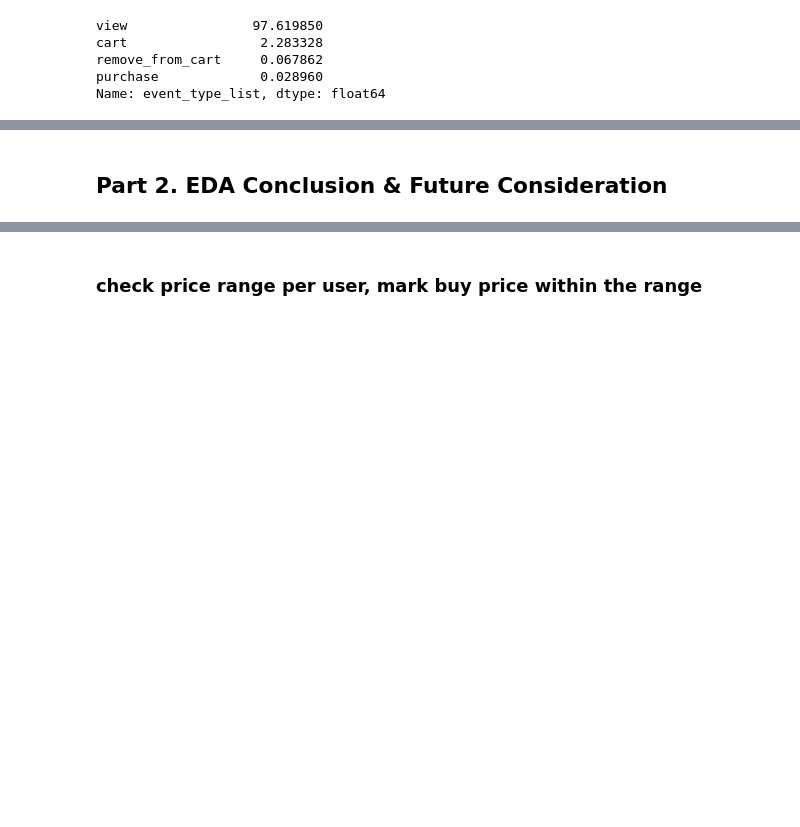
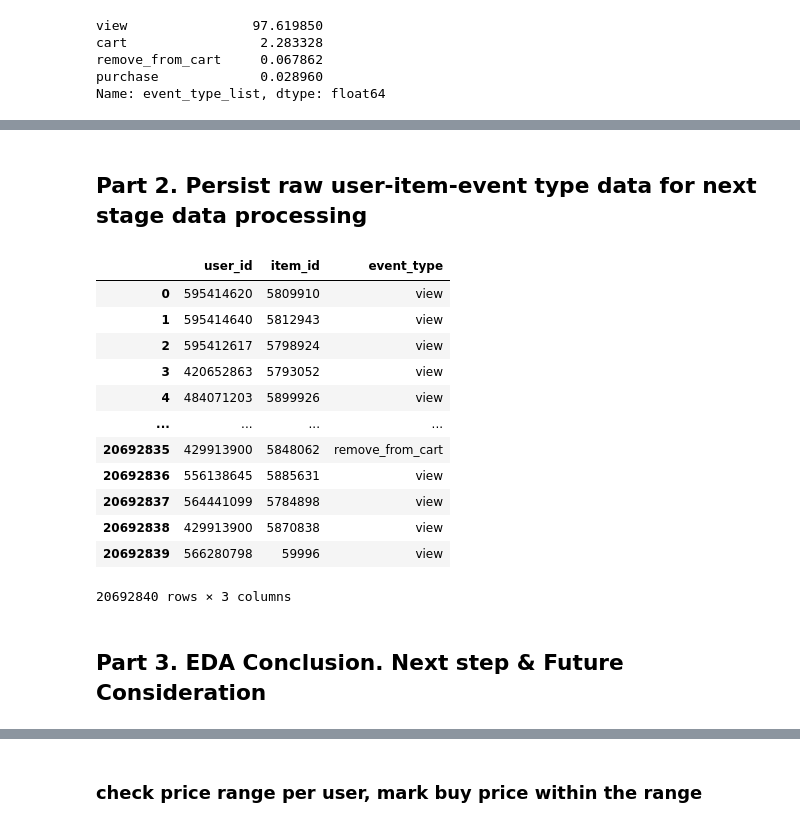
Before and after one commit to happykygo/GNN-eCommerce, a Jupyter notebook: notebooks/eda.ipynb, the cells around one changed output, grey strips where cells are left out. Drawn from its saved outputs; the diff is of its cells as text; code cells hidden in the pictures; blank space fills up the shorter version.

```diff
--- a/notebooks/eda.ipynb
+++ b/notebooks/eda.ipynb
@@ -257,0 +241,18 @@ There are also users only remove_from_cart, this might indicate incomplete data.
+# %% [markdown]
+## Part 2. Persist raw user-item-event type data for next stage data processing
+# %%
+u_i_e_df.rename(columns={"product_id": "item_id"})
+# %% [output]
+|  | user_id | item_id | event_type |
+| 0 | 595414620 | 5809910 | view |
+| 1 | 595414640 | 5812943 | view |
+| 2 | 595412617 | 5798924 | view |
+| 3 | 420652863 | 5793052 | view |
+| 4 | 484071203 | 5899926 | view |
+| ... | ... | ... | ... |
+| 20692835 | 429913900 | 5848062 | remove_from_cart |
+| 20692836 | 556138645 | 5885631 | view |
+| 20692837 | 564441099 | 5784898 | view |
+| 20692838 | 429913900 | 5870838 | view |
+| 20692839 | 566280798 | 59996 | view |
+20692840 rows × 3 columns
@@ -258,5 +261,5 @@ There are also users only remove_from_cart, this might indicate incomplete data.
 # %% [markdown]
-## Part 2. EDA Conclusion & Future Consideration
+## Part 3. EDA Conclusion. Next step & Future Consideration
 # %% [markdown]
 1. Summarize all above observation
 
```
Also changed, not shown: parts of 15 cells of this notebook, 1 other file.
